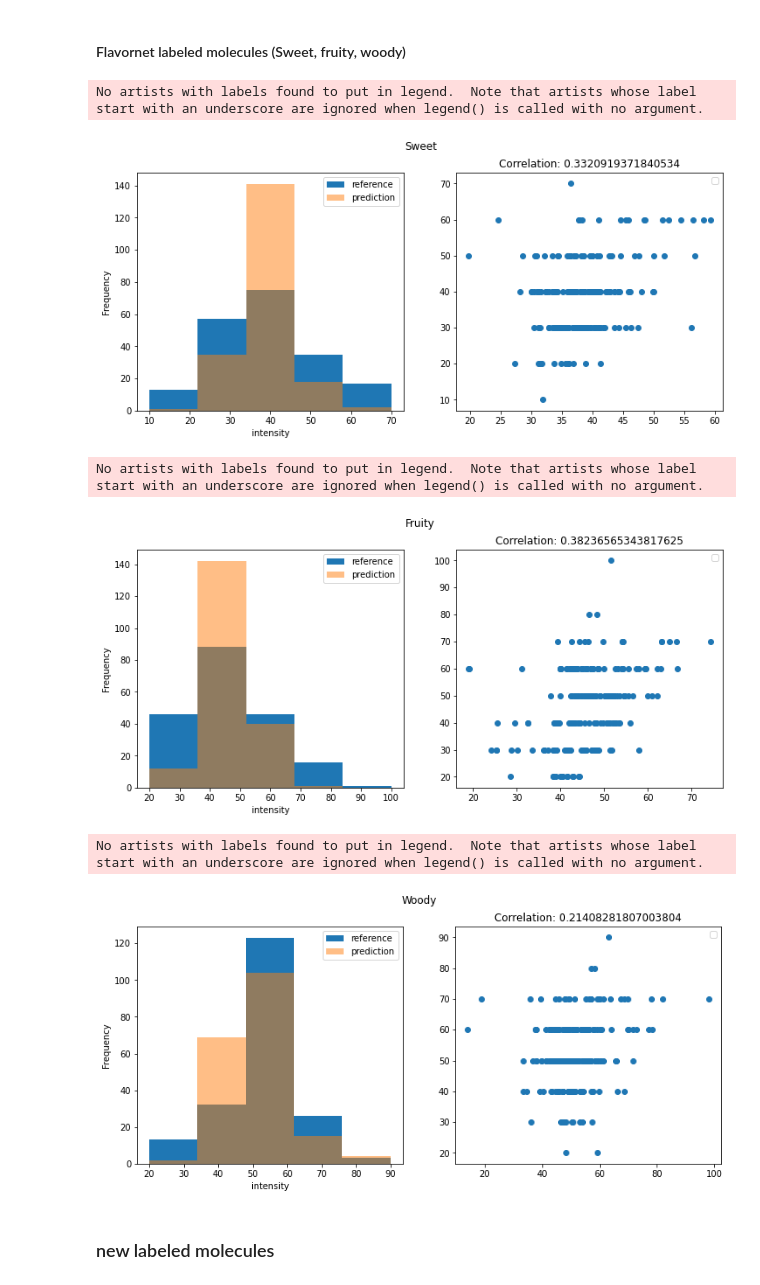
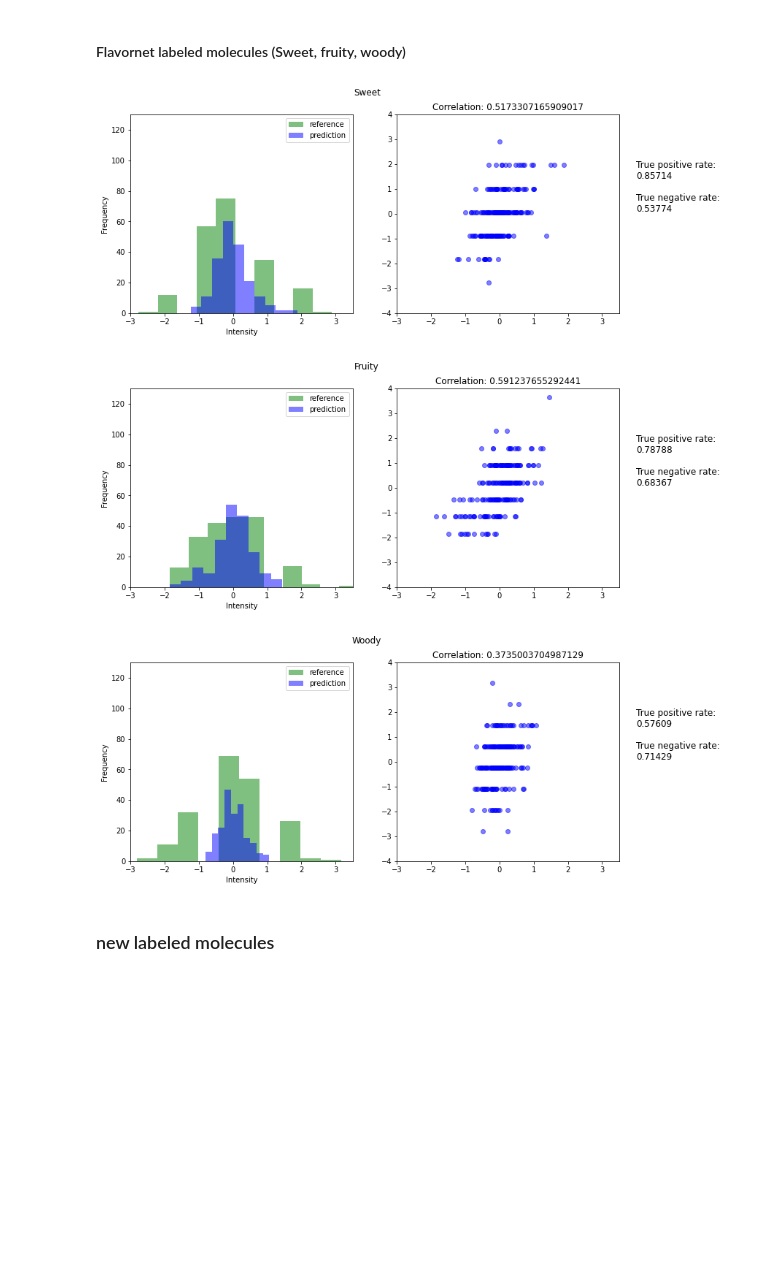
Before and after one commit to rengesf/flavorpred, a Jupyter notebook: cas_flavor_correlation.ipynb, the cells around one changed output. Drawn from its saved outputs; the diff is of its cells as text; code cells hidden in the pictures; blank space fills up the shorter version.

```diff
--- a/cas_flavor_correlation.ipynb
+++ b/cas_flavor_correlation.ipynb
@@ -843,24 +799,42 @@ g.despine(bottom=True, left=True)
 # %%
-def show_correlation_pred(prediction,y,flavor):
+def show_correlation_pred(prediction,reference,flavor):
+
+    true_pos = (reference>0) & (prediction>0)
+    true_neg = (reference<=0) & (prediction<=0)
+
+
     plt.figure(figsize=(12,5))
 
     plt.subplot(1,2,1)
 
-    b= plt.hist(y,5, color ='lightgreen', alpha = 0.5)[1]
-    plt.hist(prediction, bins=b,alpha=0.5, color ='orange')
+    plt.hist(reference, color ='g', alpha = 0.5)
+    plt.hist(prediction, alpha=0.5, color ='b')
+
+    plt.xlim(-3, 3.5)
+    plt.ylim(0, 130)
 
     labels= ["reference","prediction"]
     plt.legend(labels)
 
-    plt.xlabel('intensity')
+    plt.xlabel('Intensity')
     plt.ylabel('Frequency')
 
     plt.subplot(1,2,2)
-    plt.plot(prediction,y,"o", color='b', alpha =0.5)
+    plt.plot(prediction,reference,"o", color='b', alpha =0.5)
 
-    plt.title("Correlation: "+ str(np.corrcoef(np.array(prediction), y)[0,1]))
+    plt.title("Correlation: "+ str(np.corrcoef(np.array(prediction), reference)[0,1]))
 
-    plt.legend()
+    plt.xlim(-3,3.5)
+    plt.ylim(-4,4)
+
     plt.suptitle(flavor)
+
+     # Add text next to the plot
+    text = ('True positive rate: ',
+            round(np.sum(true_pos==True)/np.sum(prediction>0),5), '\nTrue negative rate: ', round(np.sum(true_neg==True)/np.sum(prediction<=0),5))
+
+
+    plt.text(4, 0, '\n'.join(map(str, text)), fontsize=12, va='bottom', color='black')
+
     plt.show()
 # %%
@@ -894,20 +874,17 @@ fn_sweet_df = ms_data_comp[sweet_descriptors_CAS]
 fn_fruity_df = ms_data_comp[fruit_descriptors_CAS]
 fn_woody_df = ms_data_comp[wood_descriptors_CAS]
 # %%
-p_sweet_fn, prediction_sweet_fn = find_best_params(np.array( fn_sweet_df),np.array(panelist_data_comp['Sweet']))
-p_fruity_fn, prediction_fruity_fn = find_best_params(np.array( fn_fruity_df),np.array(panelist_data_comp['Fruity']))
-p_woody_fn, prediction_woody_fn = find_best_params(np.array( fn_woody_df ),np.array(panelist_data_comp['Woody']))
+p_sweet_fn, prediction_sweet_fn = find_best_params(np.array( fn_sweet_df),np.array(panelist_df_norm['Sweet']))
+p_fruity_fn, prediction_fruity_fn = find_best_params(np.array( fn_fruity_df),np.array(panelist_df_norm['Fruity']))
+p_woody_fn, prediction_woody_fn = find_best_params(np.array( fn_woody_df ),np.array(panelist_df_norm['Woody']))
 # %%
-show_correlation_pred(prediction_sweet_fn,np.array(panelist_data_comp['Sweet']),"Sweet")
-show_correlation_pred(prediction_fruity_fn,np.array(panelist_data_comp['Fruity']),"Fruity")
-show_correlation_pred(prediction_woody_fn,np.array(panelist_data_comp['Woody']),"Woody")
+show_correlation_pred(prediction_sweet_fn,np.array(panelist_df_norm['Sweet']),"Sweet")
+show_correlation_pred(prediction_fruity_fn,np.array(panelist_df_norm['Fruity']),"Fruity")
+show_correlation_pred(prediction_woody_fn,np.array(panelist_df_norm['Woody']),"Woody")
 # %% [output]
-No artists with labels found to put in legend.  Note that artists whose label start with an underscore are ignored when legend() is called with no argument.
-[figure, old version]
+[figure, new version]
-No artists with labels found to put in legend.  Note that artists whose label start with an underscore are ignored when legend() is called with no argument.
-[figure, old version]
+[figure, new version]
-No artists with labels found to put in legend.  Note that artists whose label start with an underscore are ignored when legend() is called with no argument.
-[figure, old version]
+[figure, new version]
 # %% [markdown]
 ### new labeled molecules
 # %%
```
Also changed, not shown: parts of 64 cells of this notebook, 1 other file.
